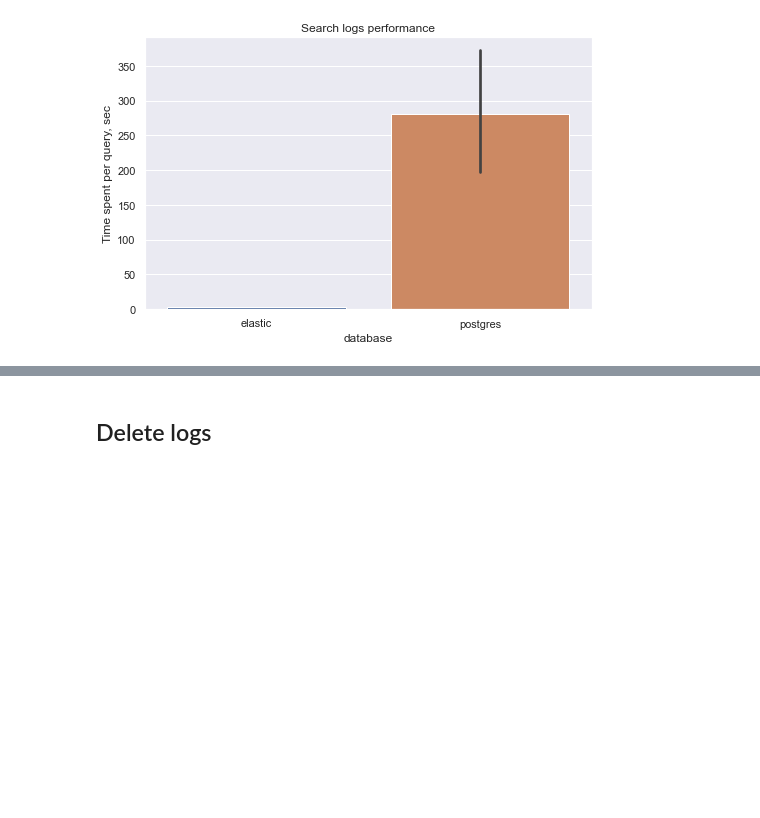
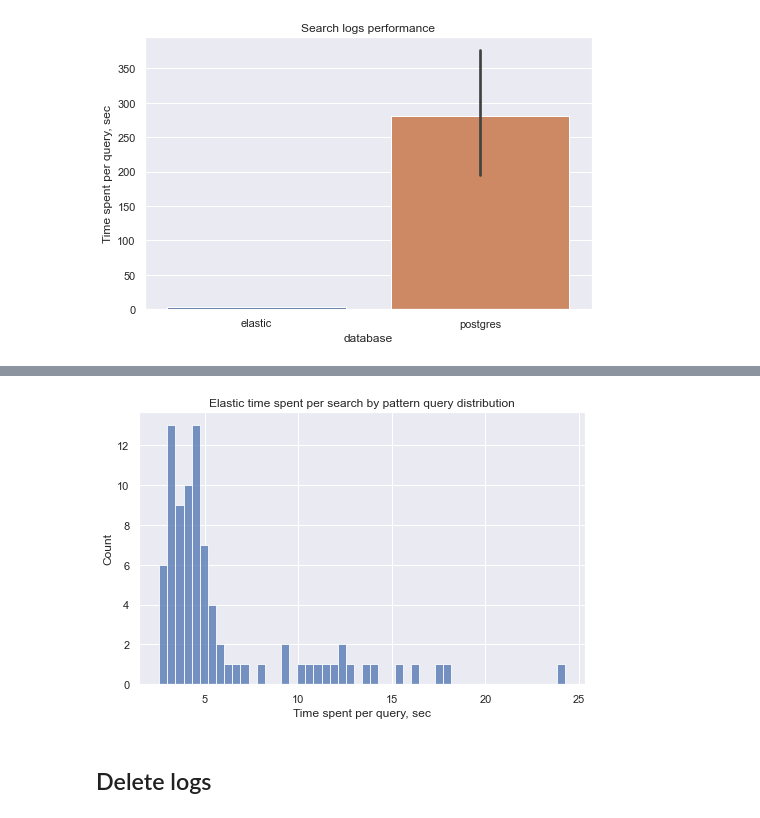
Before and after one commit to reportportal/es-logs-service, a Jupyter notebook: notebooks/performance_visualization.ipynb, the cells around one changed output, grey strips where cells are left out. Saved outputs shown, nothing was run; the diff lists cells and outputs as text; code cells hidden in the pictures; blank space fills up the shorter version.

```diff
--- a/notebooks/performance_visualization.ipynb
+++ b/notebooks/performance_visualization.ipynb
@@ -188,3 +227,11 @@ search_time_df.describe()
+# %%
+plt.figure(figsize=(8, 5))
+plt.title("Elastic time spent per search by pattern query distribution")
+sns.histplot(x="time_spent", data=search_logs_by_pattern_df[search_logs_by_pattern_df["database"] == "elastic"], bins=50)
+plt.xlabel("Time spent per query, sec")
+plt.show()
+# %% [output]
+[figure, added]
 # %% [markdown]
 ## Delete logs
 # %%
```
Also changed, not shown: parts of 17 cells of this notebook.
